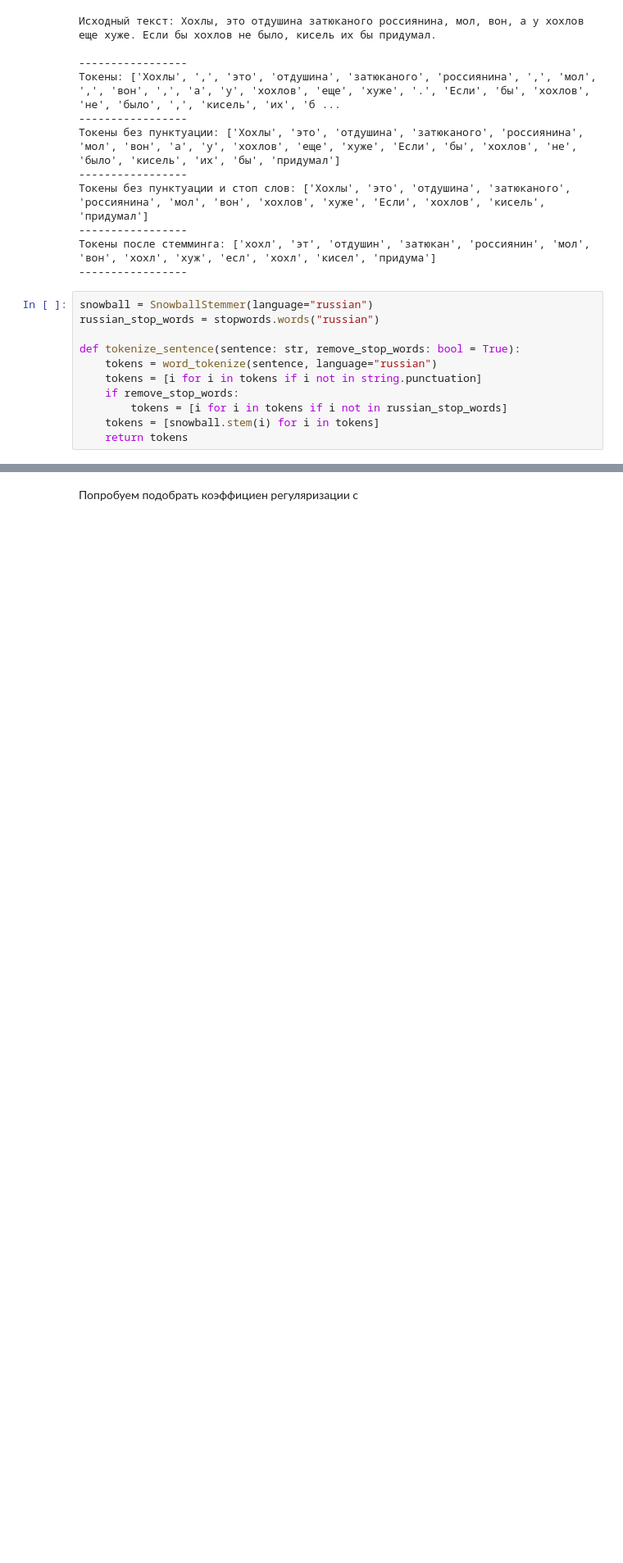
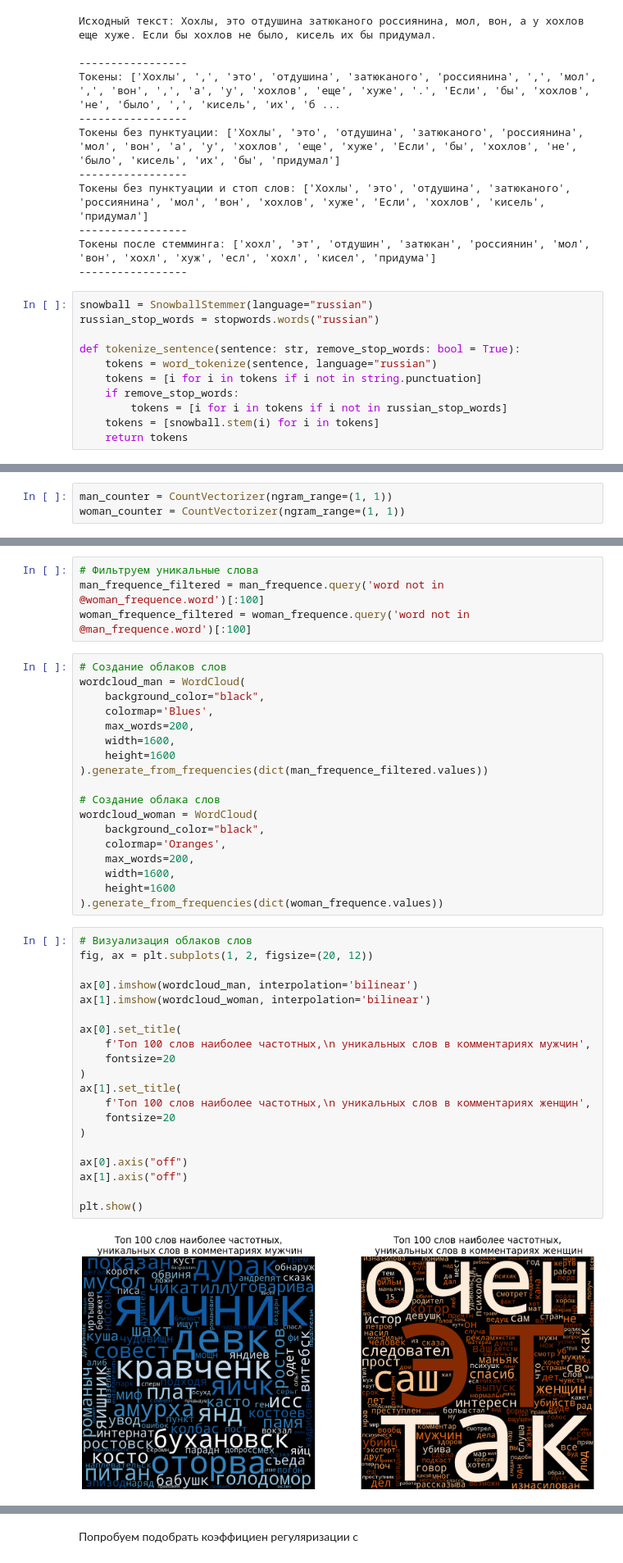
Before and after one commit to makarstasia/TRUE_CRIME_COMMENTS, a Jupyter notebook: Toxic_comments/model.ipynb, the cells around one changed output, grey strips where cells are left out. Shown at 82% size. Saved outputs shown, nothing was run; the diff lists cells and outputs as text; blank space fills up the shorter version.

```diff
--- a/Toxic_comments/model.ipynb
+++ b/Toxic_comments/model.ipynb
@@ -222,0 +844,3 @@ recall_score(y_true=test_df["toxic"], y_pred=model_pipeline.predict_proba(test_d
+# %%
+man_counter = CountVectorizer(ngram_range=(1, 1))
+woman_counter = CountVectorizer(ngram_range=(1, 1))
@@ -222,0 +867,44 @@ recall_score(y_true=test_df["toxic"], y_pred=model_pipeline.predict_proba(test_d
+# %%
+# Фильтруем уникальные слова
+man_frequence_filtered = man_frequence.query('word not in @woman_frequence.word')[:100]
+woman_frequence_filtered = woman_frequence.query('word not in @man_frequence.word')[:100]
+# %%
+# Создание облаков слов
+wordcloud_man = WordCloud(
+    background_color="black",
+    colormap='Blues',
+    max_words=200,
+    width=1600,
+    height=1600
+).generate_from_frequencies(dict(man_frequence_filtered.values))
+
+# Создание облака слов
+wordcloud_woman = WordCloud(
+    background_color="black",
+    colormap='Oranges',
+    max_words=200,
+    width=1600,
+    height=1600
+).generate_from_frequencies(dict(woman_frequence.values))
+# %%
+# Визуализация облаков слов
+fig, ax = plt.subplots(1, 2, figsize=(20, 12))
+
+ax[0].imshow(wordcloud_man, interpolation='bilinear')
+ax[1].imshow(wordcloud_woman, interpolation='bilinear')
+
+ax[0].set_title(
+    f'Топ 100 слов наиболее частотных,\n уникальных слов в комментариях мужчин',
+    fontsize=20
+)
+ax[1].set_title(
+    f'Топ 100 слов наиболее частотных,\n уникальных слов в комментариях женщин',
+    fontsize=20
+)
+
+ax[0].axis("off")
+ax[1].axis("off")
+
+plt.show()
+# %% [output]
+[figure, added]
```
Also changed, not shown: parts of 110 cells of this notebook, 3 other files.
